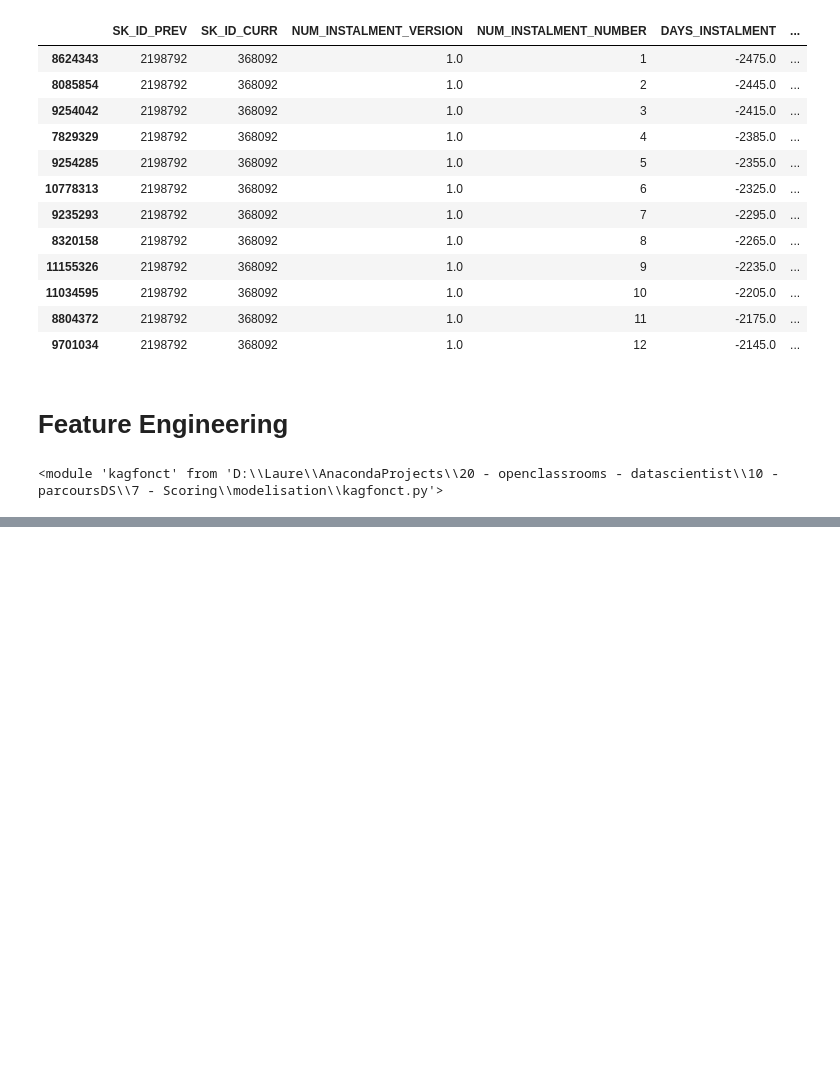
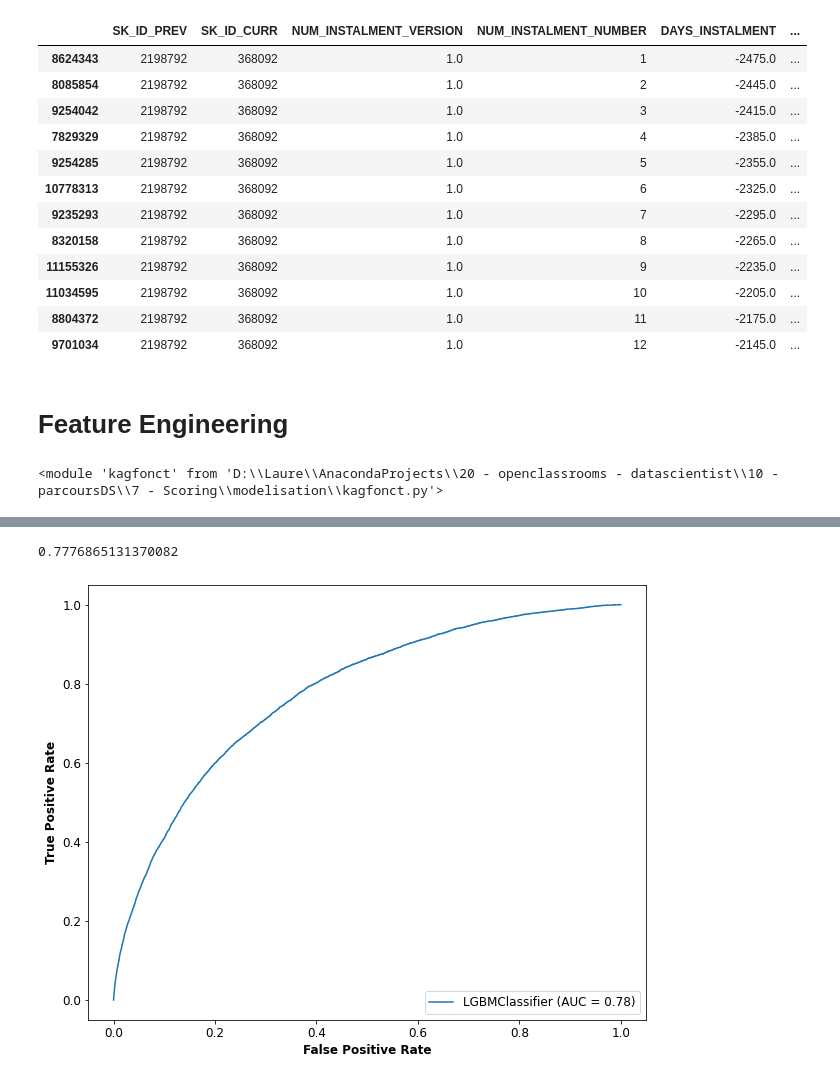
Before and after one commit to sunktoteca/OC-Parcours-DS-P7, a Jupyter notebook: modelisation/scoring - modelisation.ipynb, the cells around one changed output, grey strips where cells are left out. Saved outputs shown, nothing was run; the diff lists cells and outputs as text; code cells hidden in the pictures; blank space fills up the shorter version.

Commit message:
nouveau feature engineering, scoring avec LGBMClassifier

```diff
--- a/modelisation/scoring - modelisation.ipynb
+++ b/modelisation/scoring - modelisation.ipynb
@@ -327,0 +396,3 @@ Shapes :  (307511, 122) (48744, 121)
+# %%
+# suppression des colonnes qui sont en fait des indexes
+data.drop(columns = [x for x in list(data.columns) if 'SK_ID' in x], inplace=True)
@@ -327,0 +401,12 @@ Shapes :  (307511, 122) (48744, 121)
+# %%
+X_train, X_test, y_train, y_test = train_test_split(data, y, test_size=0.33, random_state=42)
+# %%
+%%time
+print(f"Heure de début : {str(datetime.now())}")
+
+clf = LGBMClassifier(n_estimators=100)
+# params = {"n_estimators" : range(100, 500, 100), "learning_rate" : np.arange(0.05, 0.13, 0.01)}
+params = {"learning_rate" : np.logspace(-3, 2, 6), "class_weight":[None, "balanced"]}
+
+model_cv=GridSearchCV(clf, params, cv=5, scoring='roc_auc', verbose=10)
+model_cv.fit(X_train, y_train)
@@ -327,0 +440,5 @@ Shapes :  (307511, 122) (48744, 121)
+# %%
+%%time
+clf = LGBMClassifier(n_estimators=100, learning_rate=model_cv.best_params_["learning_rate"],
+                     class_weight=model_cv.best_params_["class_weight"])
+clf.fit(X_train, y_train)
@@ -327,0 +454,12 @@ Shapes :  (307511, 122) (48744, 121)
+# %%
+ret = clf.predict_proba(X_test)
+roc_auc_score(y_test, ret[:,1])
+# %% [output]
+0.7776865131370082
+# %%
+plt.rcParams.update({"font.size" : 12, 'axes.titleweight':"bold", 'axes.labelweight': 'bold', \
+                         "figure.figsize":[10,8], "savefig.bbox":"tight"})
+plot_roc_curve(clf, X_test, y_test)
+plt.show()
+# %% [output]
+[figure, added]
```
Also changed, not shown: parts of 23 cells of this notebook, 1 other file.
